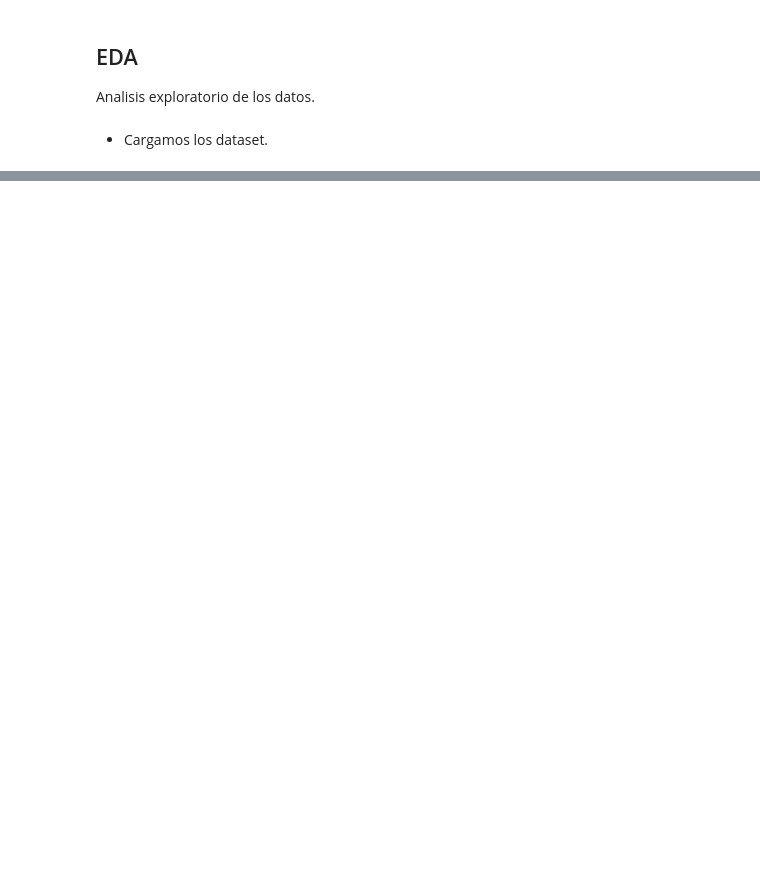
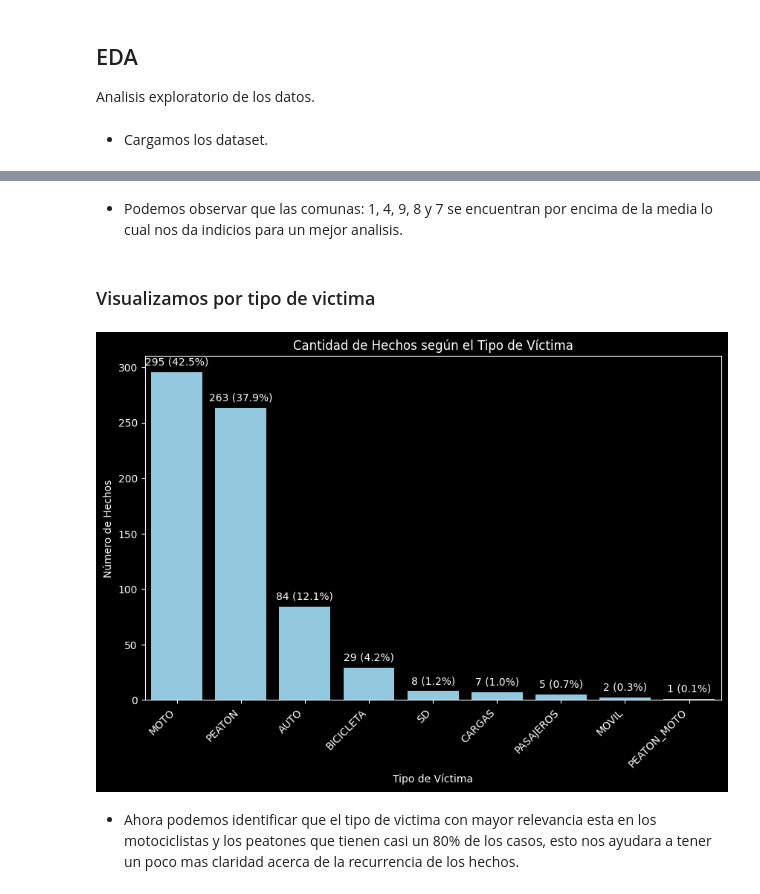
Before and after one commit to jgutierrezladino/PI02_Siniestros_Viales, a Jupyter notebook: Analisis/EDA.ipynb, the cells around one changed output, grey strips where cells are left out. Drawn from its saved outputs; the diff is of its cells as text; code cells hidden in the pictures; blank space fills up the shorter version.

```diff
--- a/Analisis/EDA.ipynb
+++ b/Analisis/EDA.ipynb
@@ -66,0 +72,40 @@ plt.show()
+# %% [markdown]
+* Podemos observar que las comunas: 1, 4, 9, 8 y 7 se encuentran por encima de la media lo cual nos da indicios para un mejor analisis.
+# %% [markdown]
+### Visualizamos por tipo de victima
+# %%
+# Configuramos el fondo negro y el color del texto blanco, ya que es el tema que escogiste por el respeto al tema en investigación.
+plt.style.use('dark_background')
+plt.rcParams['text.color'] = 'white'
+plt.rcParams['axes.labelcolor'] = 'white'
+
+# Obtener datos
+conteo_por_victima = hechos['VICTIMA'].value_counts().reset_index(name='Conteo')
+
+# Calcular porcentajes
+conteo_por_victima['Porcentaje'] = (conteo_por_victima['Conteo'] / conteo_por_victima['Conteo'].sum()) * 100
+
+# Gráfico de barras
+plt.figure(figsize=(10, 6))
+ax = sns.barplot(x='VICTIMA', y='Conteo', data=conteo_por_victima, color='skyblue')
+
+# Agregar porcentajes dentro de las barras
+for p in ax.patches:
+    ax.annotate(f'{p.get_height():.0f} ({p.get_height() / conteo_por_victima["Conteo"].sum() * 100:.1f}%)',
+                (p.get_x() + p.get_width() / 2., p.get_height()),
+                ha='center', va='center', xytext=(0, 10), textcoords='offset points', color='white')
+
+# Personalizar el gráfico
+plt.xlabel('Tipo de Víctima')
+plt.ylabel('Número de Hechos')
+plt.title('Cantidad de Hechos según el Tipo de Víctima')
+
+# Rotar las etiquetas del eje x para mejorar la legibilidad
+plt.xticks(rotation=45, ha='right')
+
+# Mostrar el gráfico
+plt.show()
+# %% [output]
+[figure, added]
+# %% [markdown]
+* Ahora podemos identificar que el tipo de victima con mayor relevancia esta en los motociclistas y los peatones que tienen casi un 80% de los casos, esto nos ayudara a tener un poco mas claridad acerca de la recurrencia de los hechos.
```
Also changed, not shown: parts of 9 cells of this notebook, 1 other file.
